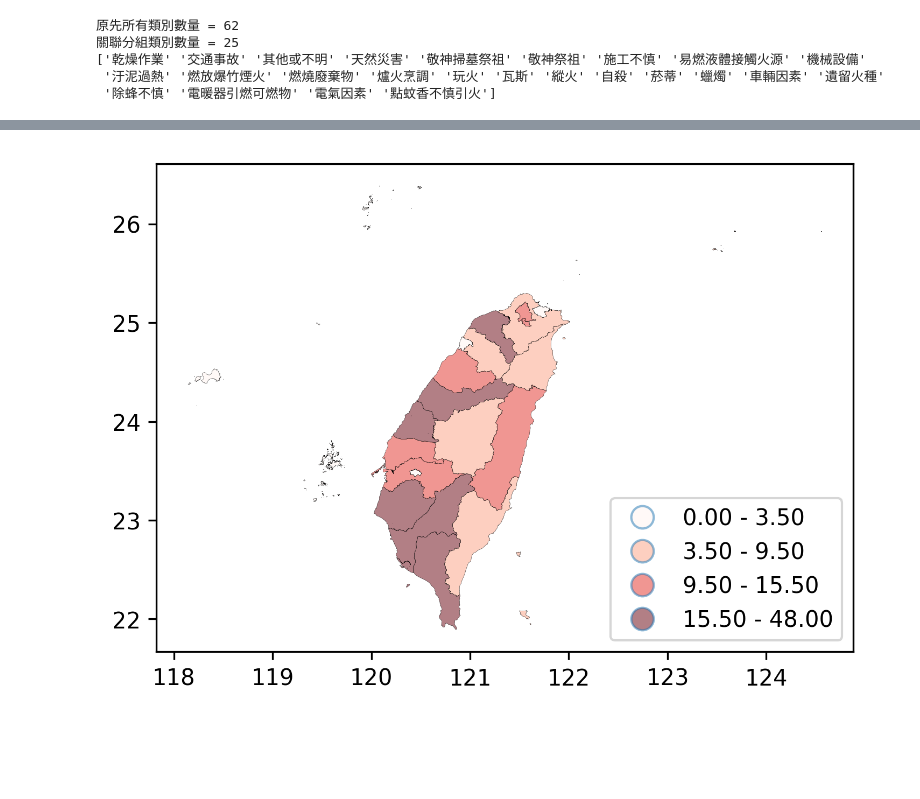
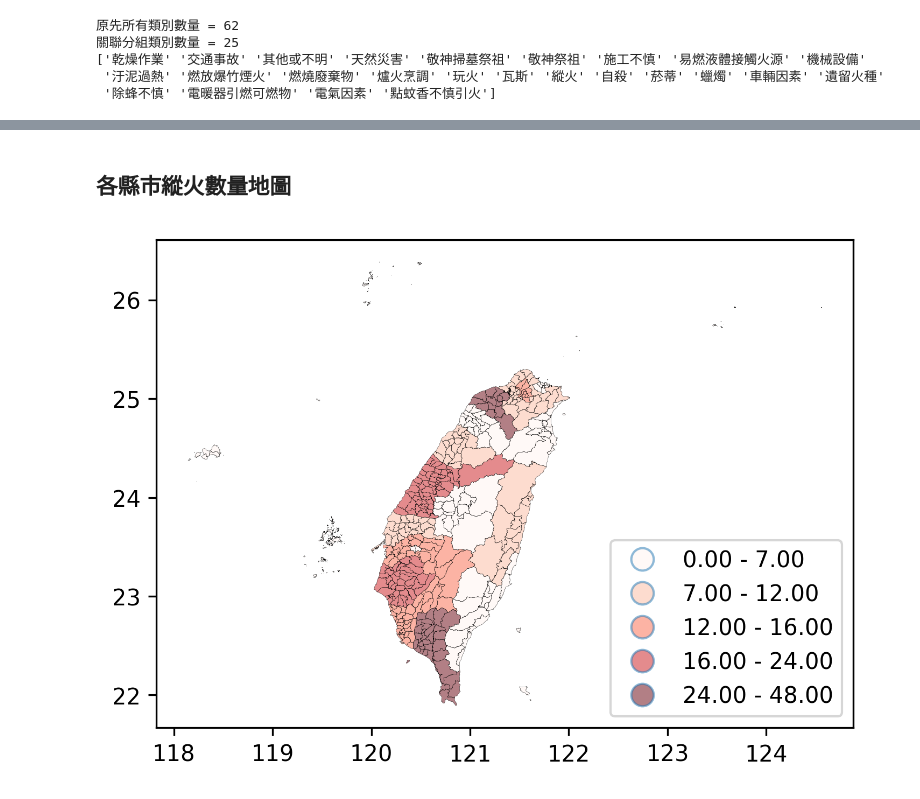
Before and after one commit to mosdeo/104-Taichung_FireDisasterEvent_DataMining, a Jupyter notebook: 104年臺灣火災事件資料探勘.ipynb, the cells around one changed output, grey strips where cells are left out. Drawn from its saved outputs; the diff is of its cells as text; code cells hidden in the pictures; blank space fills up the shorter version.

```diff
--- a/104年臺灣火災事件資料探勘.ipynb
+++ b/104年臺灣火災事件資料探勘.ipynb
@@ -18,0 +45,4 @@ taiwan_town_shp = taiwan_villages_shp.dissolve('COUNTYNAME', as_index=False)
+# %%
+#全台灣鄉鎮市區界圖
+taiwan_town_shp = taiwan_villages_shp.dissolve('TOWNID', as_index=False)
+taiwan_town_shp
@@ -133,19 +200,6 @@ set(df_taiwan_fire_event['鄉鎮市區'].unique()).difference(set(taiwan_town_sh
 # %%
-# 嘗試合併兩邊的表
-
-# 各鄉鎮市區起火原因表
 df_town_fire_cause = pd.crosstab(index=[df_taiwan_fire_event['縣市'],
-#                                         df_taiwan_fire_event['鄉鎮市區']
+                                        df_taiwan_fire_event['鄉鎮市區']
                                        ],
                                 columns=df_taiwan_fire_event["起火原因"])
-
-df_test = taiwan_town_shp[['COUNTYNAME',
-#                            'TOWNNAME',
-                           'geometry']]
-df_test = df_test.merge(right = df_town_fire_cause,
-                        left_on = ['COUNTYNAME',
-#                                    'TOWNNAME'
-                                  ],
-                        right_index = True,
-                        how = 'left'
-             )
+df_town_fire_cause
@@ -154,0 +228,7 @@ df_test = df_test.merge(right = df_town_fire_cause,
+# %%
+# 各縣市縱火排名表
+df_Arson_rank_by_COUNTYNAME = df_town_fire_cause.groupby(by=['縣市']
+                                                        ).sum()[['縱火']].sort_values(
+                                                        by=['縱火'], ascending=False)
+display(df_Arson_rank_by_COUNTYNAME.T)
+pandas_df_to_markdown_table(df_Arson_rank_by_COUNTYNAME.T)
@@ -155,11 +241,17 @@ df_test = df_test.merge(right = df_town_fire_cause,
+# %% [markdown]
+## 各縣市縱火數量地圖
 # %%
-ax = df_test.plot(
-    linewidth = 0.1,
-    cmap = plt.cm.Reds, #指定顏色
-    column = '縱火', #指定從自身的這個 column 讀取顏色深度,
-    legend = True, k = 4, scheme = 'Quantiles'
+ax = taiwan_town_shp[['COUNTYNAME','geometry']].merge(
+                                right = df_Arson_rank_by_COUNTYNAME,
+                                left_on = ['COUNTYNAME'],
+                                right_index = True,
+                                how = 'left'
+         ).plot(
+            linewidth = 0.1,
+            cmap = plt.cm.Reds, #指定顏色
+            column = '縱火', #指定從自身的這個 column 讀取顏色深度,
+            legend = True, k = 5, scheme = 'Quantiles'
 )
-# ax.legend(df_test['自殺'])
 plt.show()
 # %% [output]
-[figure, old version]
+[figure, new version]
```
Also changed, not shown: parts of 16 cells of this notebook.
